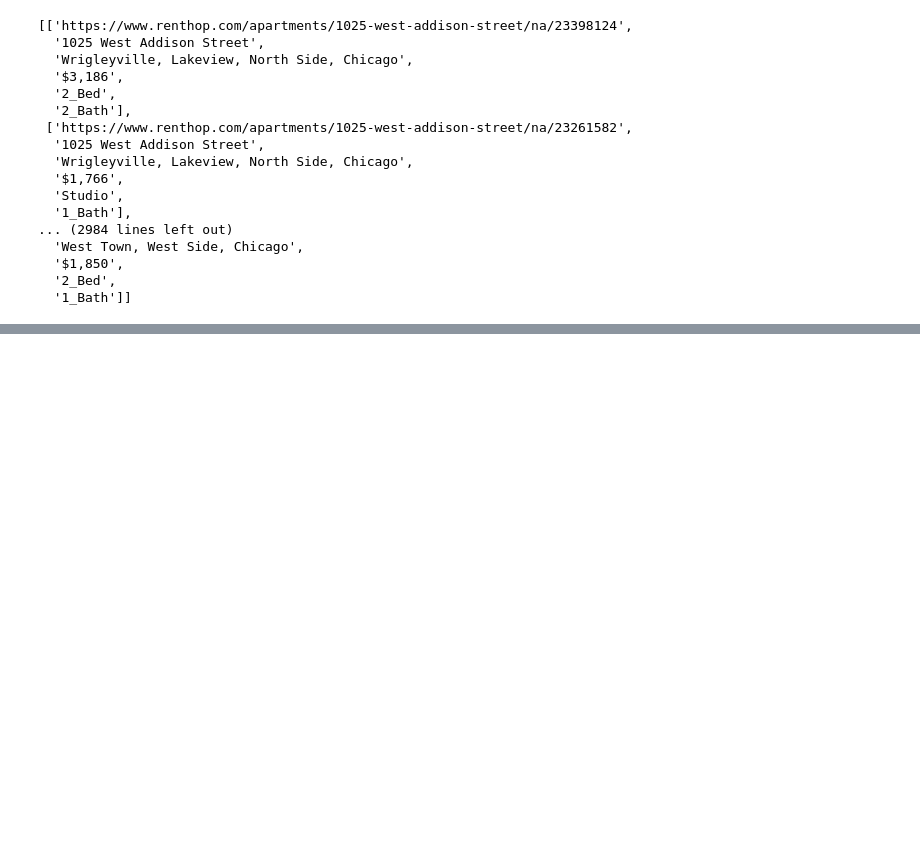
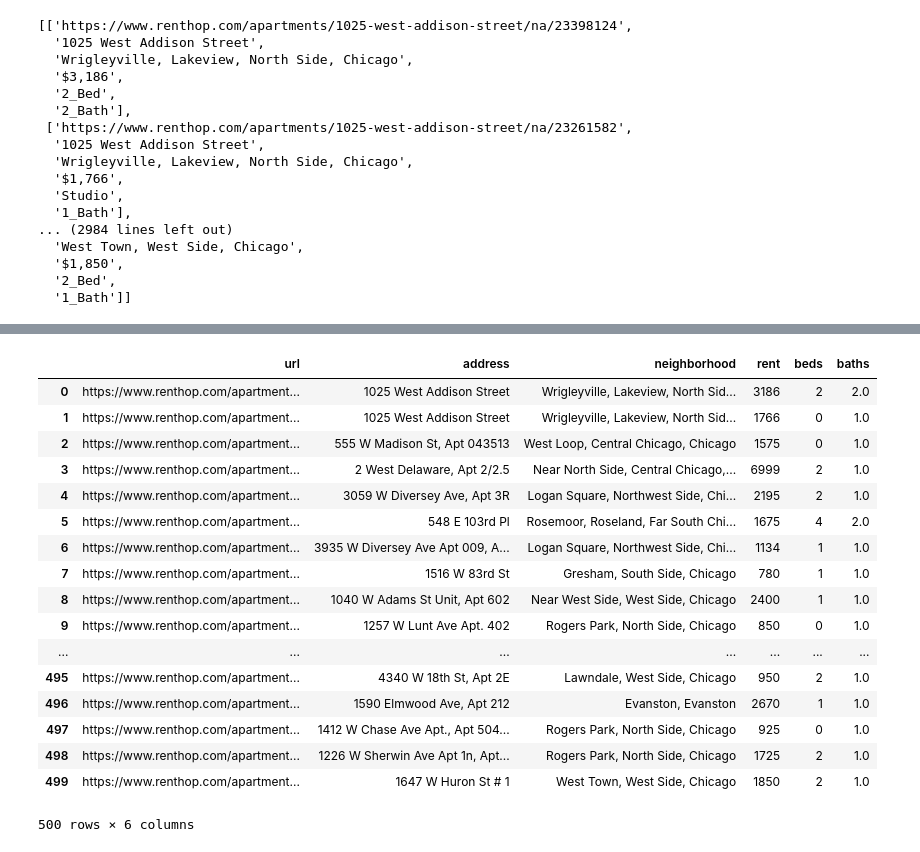
Before and after one commit to CyborgVillager/Python_Machine_Learning, a Jupyter notebook: python_machine_learning/py_chap2/mach_find_apts.ipynb, the cells around one changed output, grey strips where cells are left out. Saved outputs shown, nothing was run; the diff lists cells and outputs as text; code cells hidden in the pictures; blank space fills up the shorter version.

```diff
--- a/python_machine_learning/py_chap2/mach_find_apts.ipynb
+++ b/python_machine_learning/py_chap2/mach_find_apts.ipynb
@@ -232,0 +241,4 @@ all_pages_parsed
+# %%
+# Ensures that the results wont have a begin _ just show the #/info 1st
+df['beds'] = df['beds'].map(lambda x: x[1:] if x.startswith('_') else x)
+df['baths'] = df['baths'].map(lambda x: x[1:] if x.startswith('_') else x)
@@ -232,0 +262,29 @@ all_pages_parsed
+# %%
+# Aquiring Results of Chicago Apt Stats
+df['rent'] = df['rent'].map(lambda x: str(x).replace('$','').replace(',','')).astype('int')
+df['beds'] = df['beds'].map(lambda x: x.replace('_Bed', ''))
+df['beds'] = df['beds'].map(lambda x: x.replace('Studio', '0'))
+df['beds'] = df['beds'].map(lambda x: x.replace('Loft', '0')).astype('int')
+df['baths'] = df['baths'].map(lambda x: x.replace('_Bath', '')).astype('float')
+# %%
+# Results from -> Aquiring Results of Chicago Apt Stats
+df
+# %% [output]
+|  | url | address | neighborhood | rent | beds | baths |
+| 0 | https://www.renthop.com/apartment... | 1025 West Addison Street | Wrigleyville, Lakeview, North Sid... | 3186 | 2 | 2.0 |
+| 1 | https://www.renthop.com/apartment... | 1025 West Addison Street | Wrigleyville, Lakeview, North Sid... | 1766 | 0 | 1.0 |
+| 2 | https://www.renthop.com/apartment... | 555 W Madison St, Apt 043513 | West Loop, Central Chicago, Chicago | 1575 | 0 | 1.0 |
+| 3 | https://www.renthop.com/apartment... | 2 West Delaware, Apt 2/2.5 | Near North Side, Central Chicago,... | 6999 | 2 | 1.0 |
+| 4 | https://www.renthop.com/apartment... | 3059 W Diversey Ave, Apt 3R | Logan Square, Northwest Side, Chi... | 2195 | 2 | 1.0 |
+| 5 | https://www.renthop.com/apartment... | 548 E 103rd Pl | Rosemoor, Roseland, Far South Chi... | 1675 | 4 | 2.0 |
+| 6 | https://www.renthop.com/apartment... | 3935 W Diversey Ave Apt 009, A... | Logan Square, Northwest Side, Chi... | 1134 | 1 | 1.0 |
+| 7 | https://www.renthop.com/apartment... | 1516 W 83rd St | Gresham, South Side, Chicago | 780 | 1 | 1.0 |
+| 8 | https://www.renthop.com/apartment... | 1040 W Adams St Unit, Apt 602 | Near West Side, West Side, Chicago | 2400 | 1 | 1.0 |
+| 9 | https://www.renthop.com/apartment... | 1257 W Lunt Ave Apt. 402 | Rogers Park, North Side, Chicago | 850 | 0 | 1.0 |
+| ... | ... | ... | ... | ... | ... | ... |
+| 495 | https://www.renthop.com/apartment... | 4340 W 18th St, Apt 2E | Lawndale, West Side, Chicago | 950 | 2 | 1.0 |
+| 496 | https://www.renthop.com/apartment... | 1590 Elmwood Ave, Apt 212 | Evanston, Evanston | 2670 | 1 | 1.0 |
+| 497 | https://www.renthop.com/apartment... | 1412 W Chase Ave Apt., Apt 504... | Rogers Park, North Side, Chicago | 925 | 0 | 1.0 |
+| 498 | https://www.renthop.com/apartment... | 1226 W Sherwin Ave Apt 1n, Apt... | Rogers Park, North Side, Chicago | 1725 | 2 | 1.0 |
+| 499 | https://www.renthop.com/apartment... | 1647 W Huron St # 1 | West Town, West Side, Chicago | 1850 | 2 | 1.0 |
+500 rows × 6 columns
```
Also changed, not shown: parts of 3 cells of this notebook, 1 other file.
